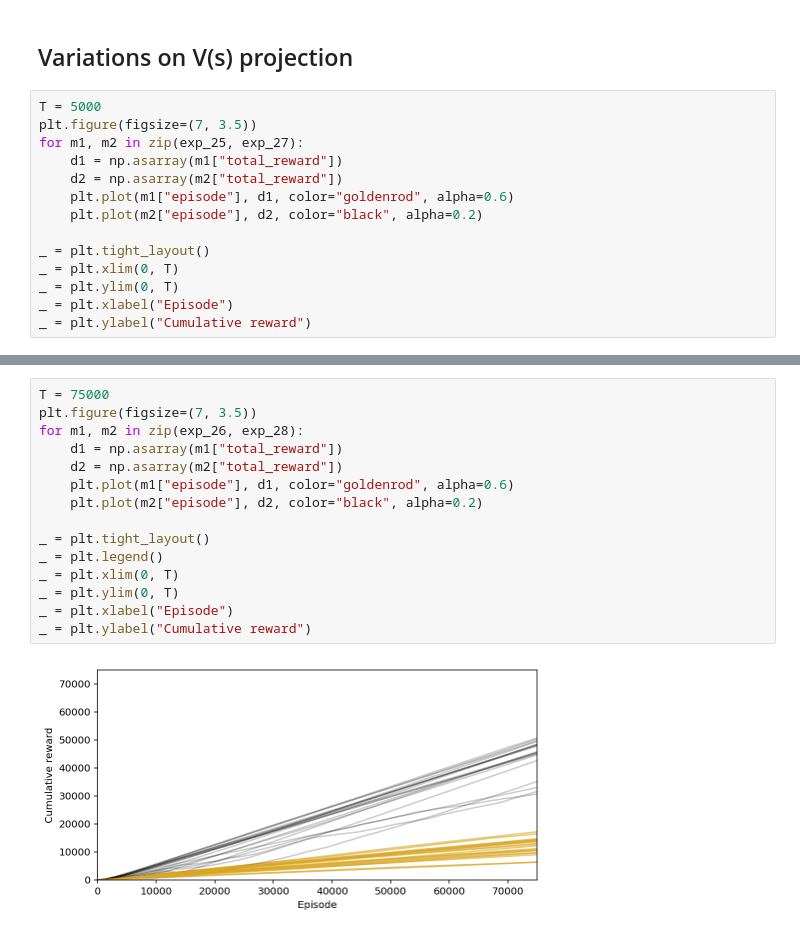
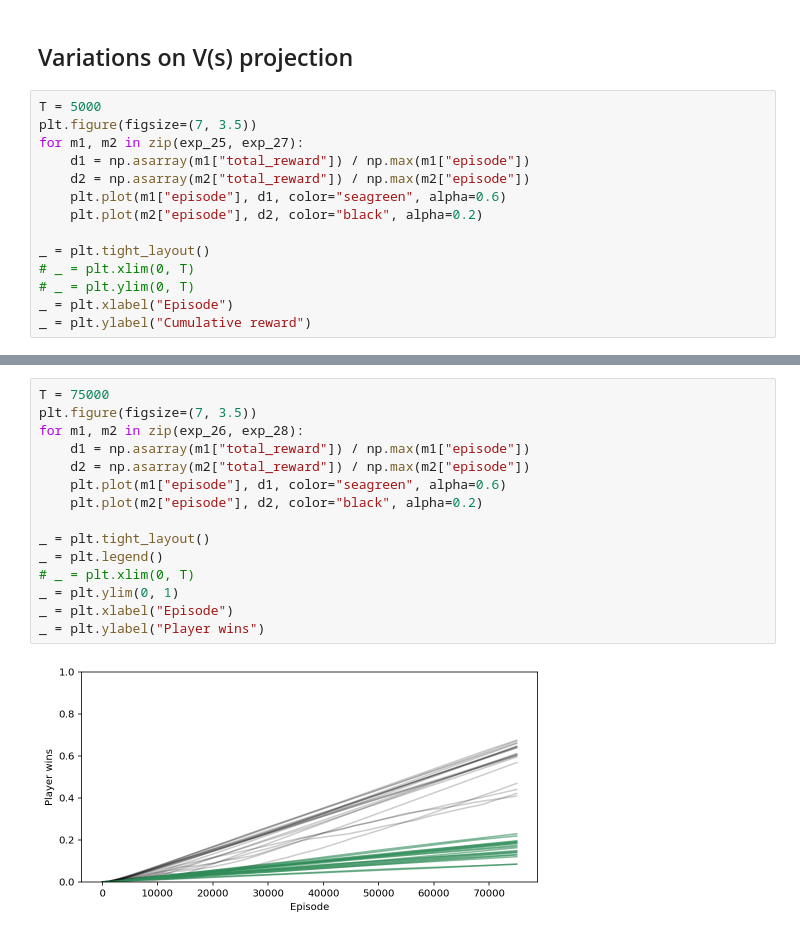
Before and after one commit to CoAxLab/azad, a Jupyter notebook: notebooks/wythoff_exp25_28.ipynb, the cells around one changed output, grey strips where cells are left out. Cells and saved outputs as stored; diff of their text form.

```diff
--- a/notebooks/wythoff_exp25_28.ipynb
+++ b/notebooks/wythoff_exp25_28.ipynb
@@ -66,14 +66,14 @@ episode_28, exp_28_avg, _ = score_summary(exp_28, key="total_reward")
 T = 5000
 plt.figure(figsize=(7, 3.5))
 for m1, m2 in zip(exp_25, exp_27):
-    d1 = np.asarray(m1["total_reward"])
-    d2 = np.asarray(m2["total_reward"])
-    plt.plot(m1["episode"], d1, color="goldenrod", alpha=0.6)
+    d1 = np.asarray(m1["total_reward"]) / np.max(m1["episode"])
+    d2 = np.asarray(m2["total_reward"]) / np.max(m2["episode"])
+    plt.plot(m1["episode"], d1, color="seagreen", alpha=0.6)
     plt.plot(m2["episode"], d2, color="black", alpha=0.2)
 
 _ = plt.tight_layout()
-_ = plt.xlim(0, T)
-_ = plt.ylim(0, T)
+# _ = plt.xlim(0, T)
+# _ = plt.ylim(0, T)
 _ = plt.xlabel("Episode")
 _ = plt.ylabel("Cumulative reward")
 # %% [output]
@@ -94,20 +94,20 @@ _ = plt.ylabel("Cumulative reward")
 # %%
 T = 75000
 plt.figure(figsize=(7, 3.5))
 for m1, m2 in zip(exp_26, exp_28):
-    d1 = np.asarray(m1["total_reward"])
-    d2 = np.asarray(m2["total_reward"])
-    plt.plot(m1["episode"], d1, color="goldenrod", alpha=0.6)
+    d1 = np.asarray(m1["total_reward"]) / np.max(m1["episode"])
+    d2 = np.asarray(m2["total_reward"]) / np.max(m2["episode"])
+    plt.plot(m1["episode"], d1, color="seagreen", alpha=0.6)
     plt.plot(m2["episode"], d2, color="black", alpha=0.2)
 
 _ = plt.tight_layout()
 _ = plt.legend()
-_ = plt.xlim(0, T)
-_ = plt.ylim(0, T)
+# _ = plt.xlim(0, T)
+_ = plt.ylim(0, 1)
 _ = plt.xlabel("Episode")
-_ = plt.ylabel("Cumulative reward")
+_ = plt.ylabel("Player wins")
 # %% [output]
-[figure, old version]
+[figure, new version]
 # %%
 T = 75000
 plt.figure(figsize=(7, 3.5))
```
Also changed, not shown: parts of 3 cells of this notebook, 1 other file.
